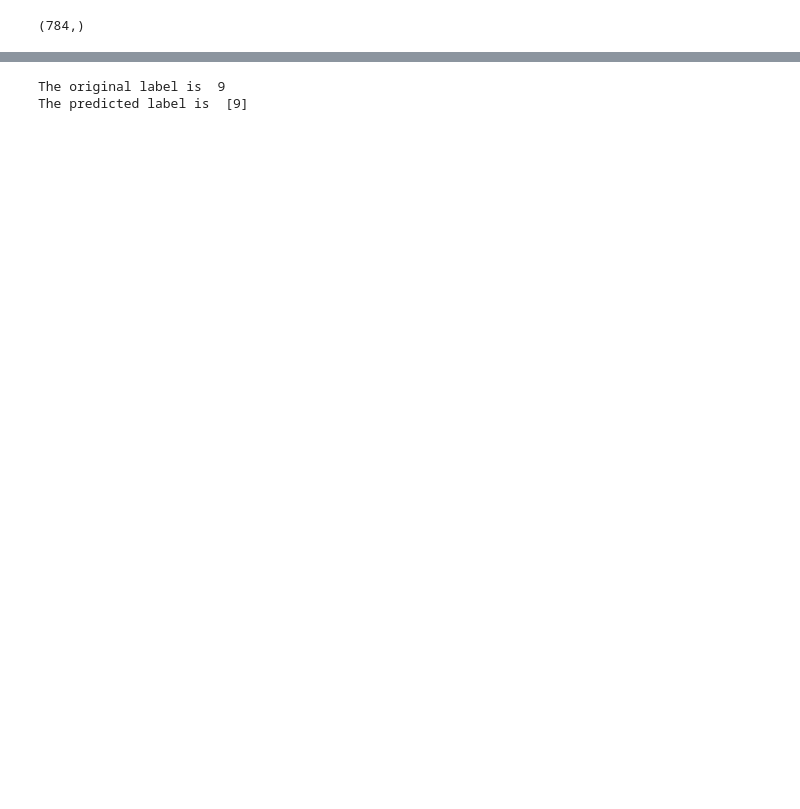
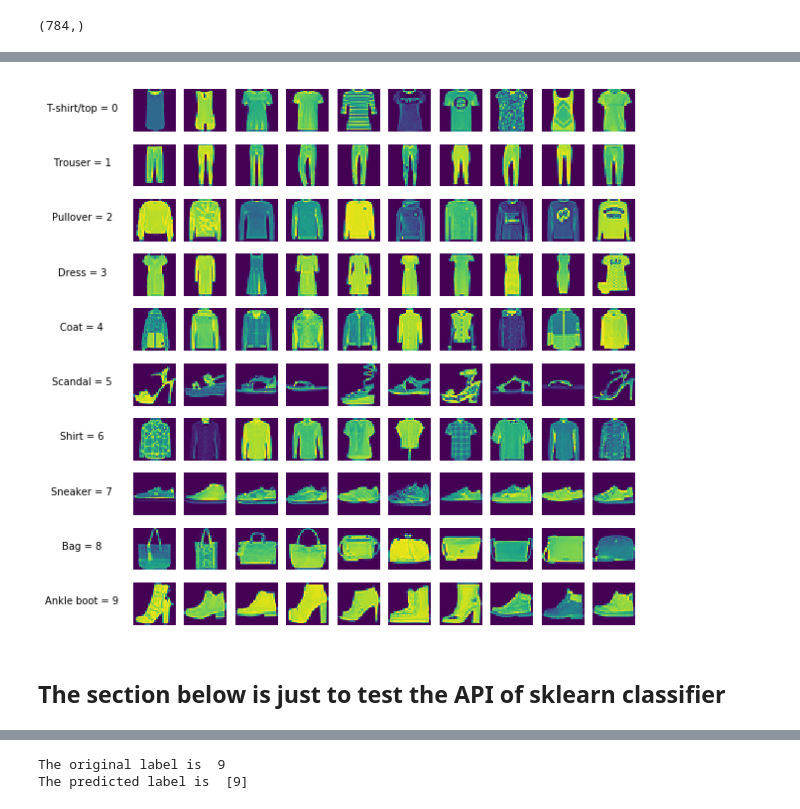
Before and after one commit to wongjiahau/fashion-mnist, a Jupyter notebook: main.ipynb, the cells around one changed output, grey strips where cells are left out. Cells and saved outputs as stored; diff of their text form; code cells hidden in the pictures; blank space fills up the shorter version.

```diff
--- a/main.ipynb
+++ b/main.ipynb
@@ -73,3 +77,42 @@ plt.show()
+# %%
+# The lables can be obtain from README.md
+LABELS = {
+    0: "T-shirt/top",
+    1: "Trouser",
+    2: "Pullover",
+    3: "Dress",
+    4: "Coat",
+    5: "Scandal",
+    6: "Shirt",
+    7: "Sneaker",
+    8: "Bag",
+    9: "Ankle boot"
+}
+
+label_indexes = []
+for i in range(0, 10):
+    label_indexes.append(
+        [index for index, value in enumerate(y_train) if value == i]
+    );
+fig = plt.figure(figsize=(10, 10))
+columns = 10 + 1
+rows = 10
+for i, labels in enumerate(label_indexes):
+    for j in range(columns):
+        ax = fig.add_subplot(rows, columns, i * columns + j + 1)
+        ax.axes.xaxis.set_visible(False)
+        ax.axes.yaxis.set_visible(False)
+        ax.axis('off')
+        if j == 0:
+            ax.text(0, 0.5,  f'{LABELS[i]} = {i}', horizontalalignment='center')
+            continue
+        plt.imshow(X_train[labels[j]].reshape(28, 28))
+plt.axis('off')
+plt.show()
+# %% [output]
+[figure, added]
+# %% [markdown]
+## The section below is just to test the API of sklearn classifier
 # %%
 # Train the classifier
 from sklearn.neighbors import KNeighborsClassifier
```
Also changed, not shown: parts of 37 cells of this notebook.
